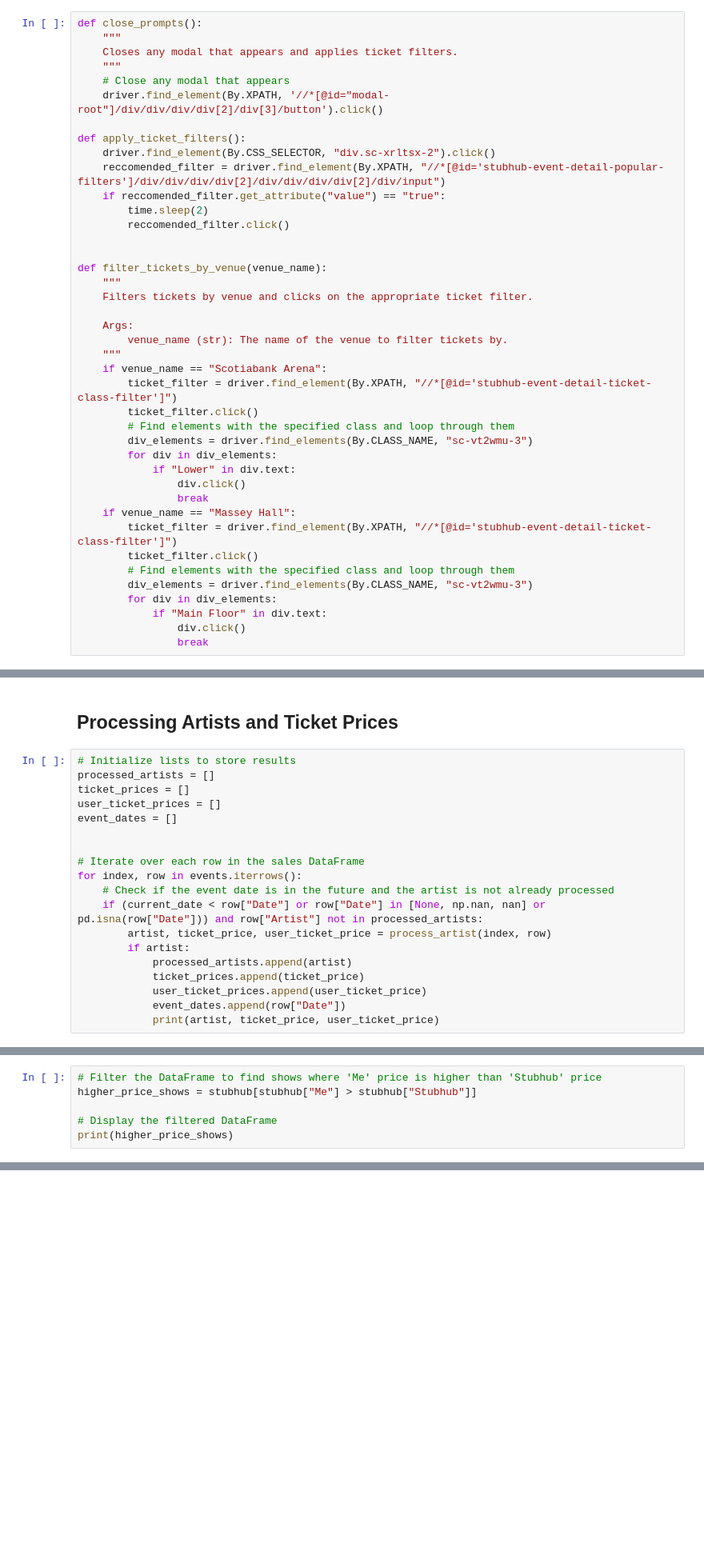
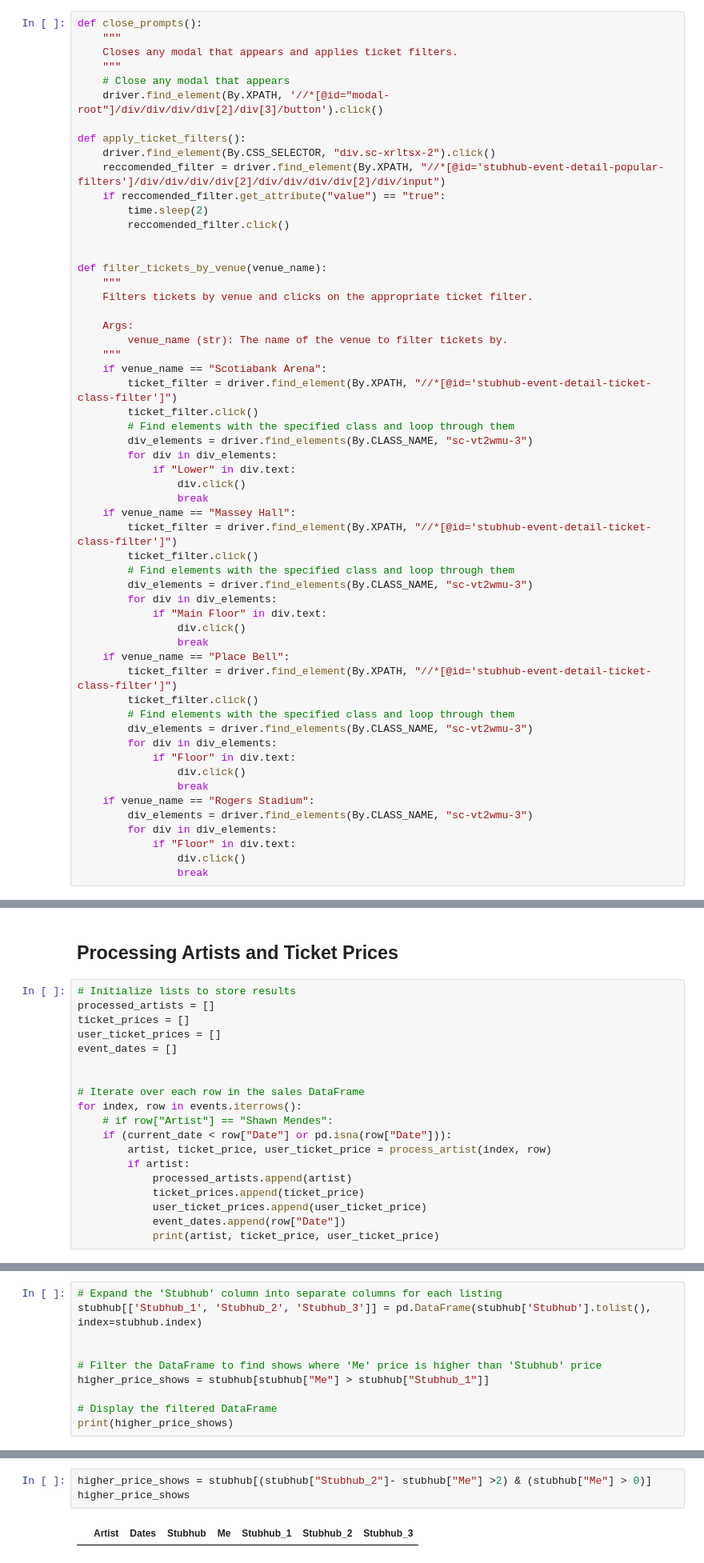
Before and after one commit to evoong/Stubhub-Tracker, a Jupyter notebook: stubhub_tracker.ipynb, the cells around one changed output, grey strips where cells are left out. Shown at 80% size. Drawn from its saved outputs; the diff is of its cells as text; blank space fills up the shorter version.

```diff
--- a/stubhub_tracker.ipynb
+++ b/stubhub_tracker.ipynb
@@ -240,6 +363,21 @@ def filter_tickets_by_venue(venue_name):
             if "Main Floor" in div.text:
                 div.click()
                 break
+    if venue_name == "Place Bell":
+        ticket_filter = driver.find_element(By.XPATH, "//*[@id='stubhub-event-detail-ticket-class-filter']")
+        ticket_filter.click()
+        # Find elements with the specified class and loop through them
+        div_elements = driver.find_elements(By.CLASS_NAME, "sc-vt2wmu-3")
+        for div in div_elements:
+            if "Floor" in div.text:
+                div.click()
+                break
+    if venue_name == "Rogers Stadium":
+        div_elements = driver.find_elements(By.CLASS_NAME, "sc-vt2wmu-3")
+        for div in div_elements:
+            if "Floor" in div.text:
+                div.click()
+                break
 # %%
 
 def process_artist(index, row):
@@ -305,8 +450,8 @@ event_dates = []
 
 # Iterate over each row in the sales DataFrame
 for index, row in events.iterrows():
-    # Check if the event date is in the future and the artist is not already processed
-    if (current_date < row["Date"] or row["Date"] in [None, np.nan, nan] or pd.isna(row["Date"])) and row["Artist"] not in processed_artists:
+    # if row["Artist"] == "Shawn Mendes":
+    if (current_date < row["Date"] or pd.isna(row["Date"])):
         artist, ticket_price, user_ticket_price = process_artist(index, row)
         if artist:
             processed_artists.append(artist)
@@ -359,6 +501,10 @@ with pd.ExcelWriter(path, mode='a', engine="openpyxl", if_sheet_exists="replace"
 # %%
+# Expand the 'Stubhub' column into separate columns for each listing
+stubhub[['Stubhub_1', 'Stubhub_2', 'Stubhub_3']] = pd.DataFrame(stubhub['Stubhub'].tolist(), index=stubhub.index)
+
+
 # Filter the DataFrame to find shows where 'Me' price is higher than 'Stubhub' price
-higher_price_shows = stubhub[stubhub["Me"] > stubhub["Stubhub"]]
+higher_price_shows = stubhub[stubhub["Me"] > stubhub["Stubhub_1"]]
 
 # Display the filtered DataFrame
 print(higher_price_shows)
@@ -388,0 +515,5 @@ False
+# %%
+higher_price_shows = stubhub[(stubhub["Stubhub_2"]- stubhub["Me"] >2) & (stubhub["Me"] > 0)]
+higher_price_shows
+# %% [output]
+|  | Artist | Dates | Stubhub | Me | Stubhub_1 | Stubhub_2 | Stubhub_3 |
```
Also changed, not shown: parts of 13 cells of this notebook, 6 other files.
